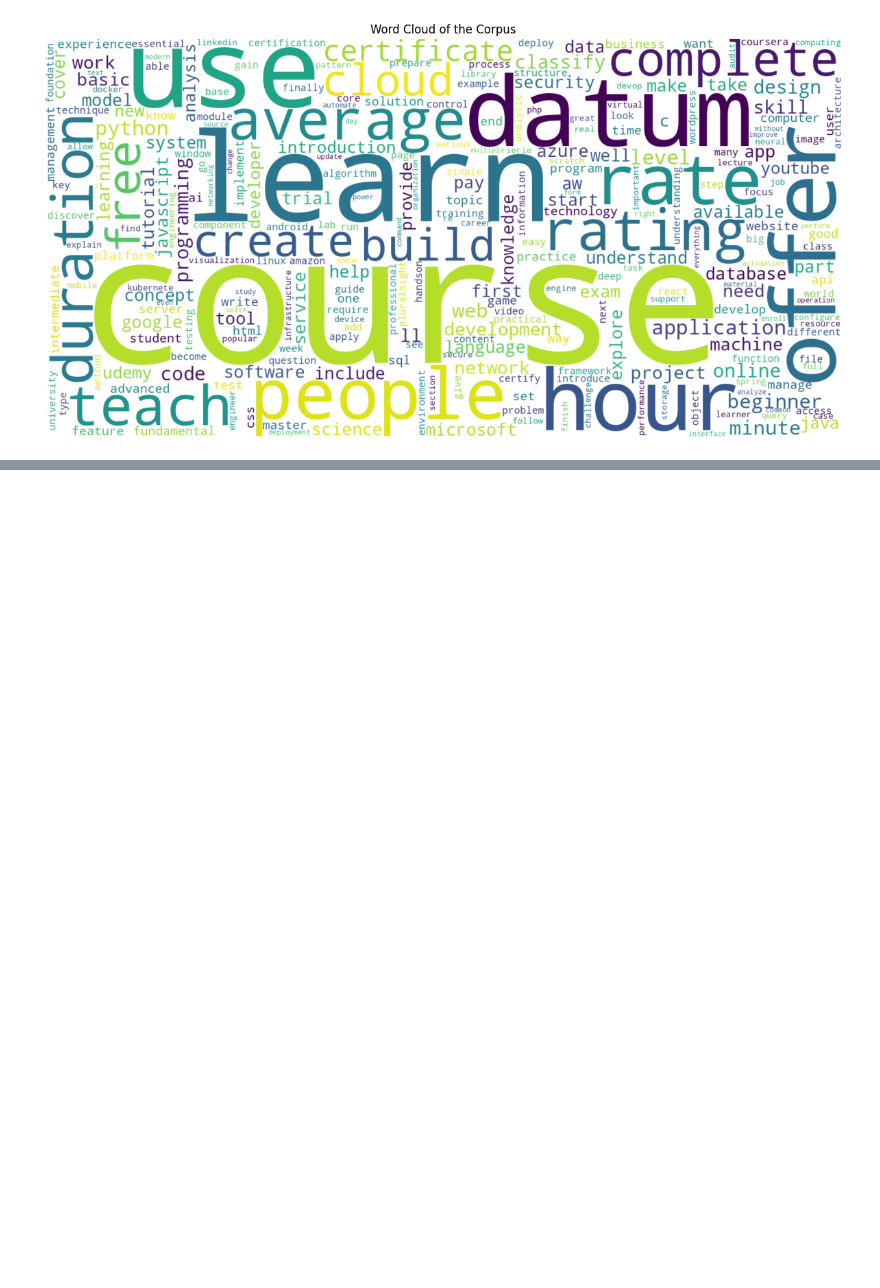
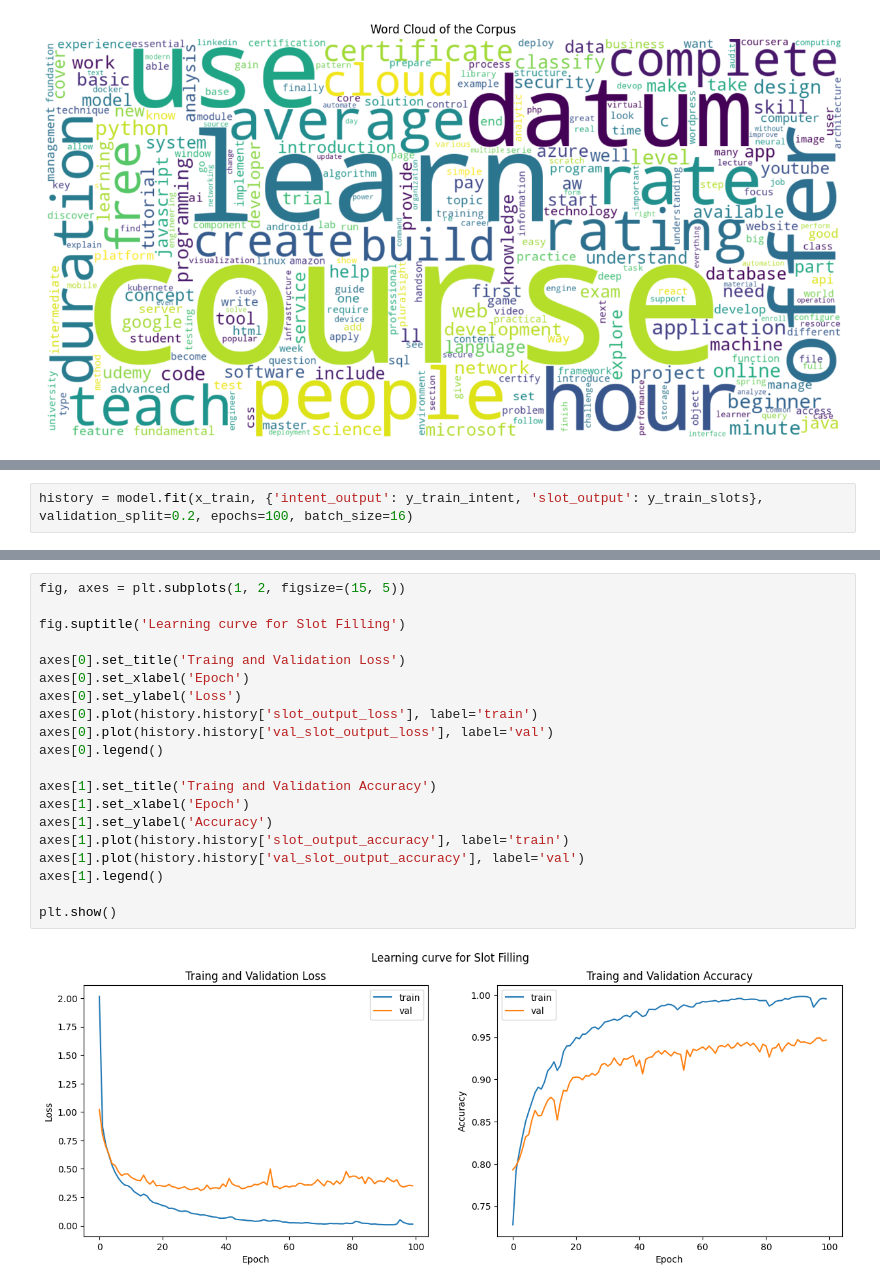
Before and after one commit to chidinma-godwin/course-recommendation-nlp, a Jupyter notebook: course_recommendation.ipynb, the cells around one changed output, grey strips where cells are left out. Cells and saved outputs as stored; diff of their text form; blank space fills up the shorter version.

```diff
--- a/course_recommendation.ipynb
+++ b/course_recommendation.ipynb
@@ -292,0 +819,2 @@ plt.show()
+# %%
+history = model.fit(x_train, {'intent_output': y_train_intent, 'slot_output': y_train_slots}, validation_split=0.2, epochs=100, batch_size=16)
@@ -292,0 +839,22 @@ plt.show()
+# %%
+fig, axes = plt.subplots(1, 2, figsize=(15, 5))
+
+fig.suptitle('Learning curve for Slot Filling')
+
+axes[0].set_title('Traing and Validation Loss')
+axes[0].set_xlabel('Epoch')
+axes[0].set_ylabel('Loss')
+axes[0].plot(history.history['slot_output_loss'], label='train')
+axes[0].plot(history.history['val_slot_output_loss'], label='val')
+axes[0].legend()
+
+axes[1].set_title('Traing and Validation Accuracy')
+axes[1].set_xlabel('Epoch')
+axes[1].set_ylabel('Accuracy')
+axes[1].plot(history.history['slot_output_accuracy'], label='train')
+axes[1].plot(history.history['val_slot_output_accuracy'], label='val')
+axes[1].legend()
+
+plt.show()
+# %% [output]
+[figure, added]
```
Also changed, not shown: parts of 29 cells of this notebook.
